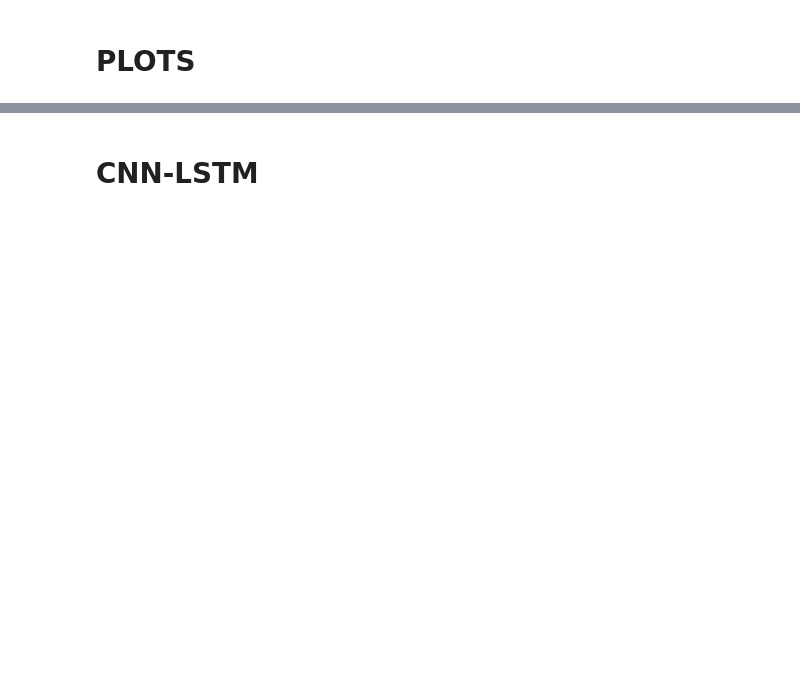
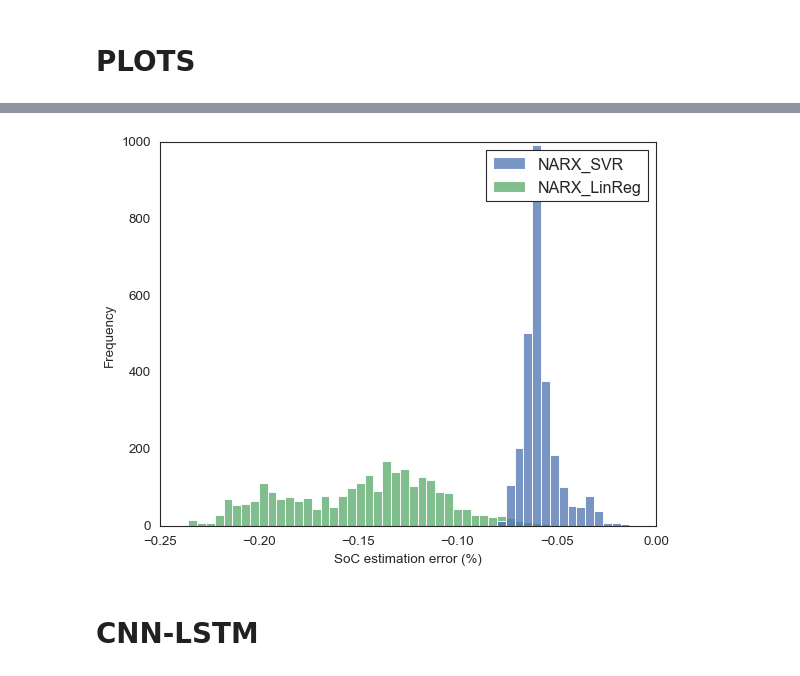
Before and after one commit to pierredm1/4th-Year-Imperial-Thesis, a Jupyter notebook: notebooks/Complete Model Testing Skeleton.ipynb, the cells around one changed output, grey strips where cells are left out. Cells and saved outputs as stored; diff of their text form; code cells hidden in the pictures; blank space fills up the shorter version.

```diff
--- a/notebooks/Complete Model Testing Skeleton.ipynb
+++ b/notebooks/Complete Model Testing Skeleton.ipynb
@@ -93,18 +85,0 @@ ypred_test = mdl1.forecast(X_test, y_test, step=10)
-# %%
-mdl2 = DirectAutoRegressor(
-    LinearRegression(),
-    auto_order=6,
-    exog_order=[1, 1,1,1],
-    pred_step=3)
-
-mdl2.fit(X_train, y_train)
-ypred2 = mdl2.predict(X_test, y_test)
-# %%
-mdl3 = NARX(
-    SVR(),
-    auto_order=1,
-    exog_order=[1, 1,1,1]
-    )
-
-mdl3.fit(X_train, y_train)
-ypred3 = mdl3.predict(X_test, y_test)
@@ -114,0 +86,12 @@ print(mdl2.score(X_test,y_test, method='mse'))
+# %%
+#kernel = DotProduct() + WhiteKernel()
+mdl1 = NARX(
+    LinearSVR(),
+    auto_order=6,
+    exog_order=[1,1,1,1],
+    )
+
+mdl1.fit(X_train, y_train)
+#model = GaussianProcessRegressor(kernel=kernel).fit(X_train, y_train)
+#gpr.score(X_test,y_test)
+ypred3 = mdl1.predict(X_test_2, y_test_2, step=3)
@@ -362,3 +557,19 @@ plt.show()
+# %%
+errors_list_SVR = ypred1 - y_test
+errors_list_LinReg = ypred2- y_test
+errors_list_LinReg.rename('Errors (%)', inplace=True)
+errors_list_SVR.rename('Errors (%)', inplace=True)
+df_plot = pd.DataFrame({'NARX_SVR':errors_list_SVR,
+                       'NARX_LinReg':errors_list_LinReg
+                       })
+seaborn.set_style(style='white')
+ax1 = seaborn.histplot(data=df_plot, color='Orange', bins=50)
+seaborn.set(rc={"figure.dpi":1000, 'savefig.dpi':1000})
+ax1.set(xlabel='SoC estimation error (%)', ylabel='Frequency')
+fig = ax1.get_figure()
+fig.savefig('Errors Chart.png')
+# %% [output]
+[figure, added]
 # %% [markdown]
 # CNN-LSTM
 # %%
```
Also changed, not shown: parts of 78 cells of this notebook, 3 other files.
